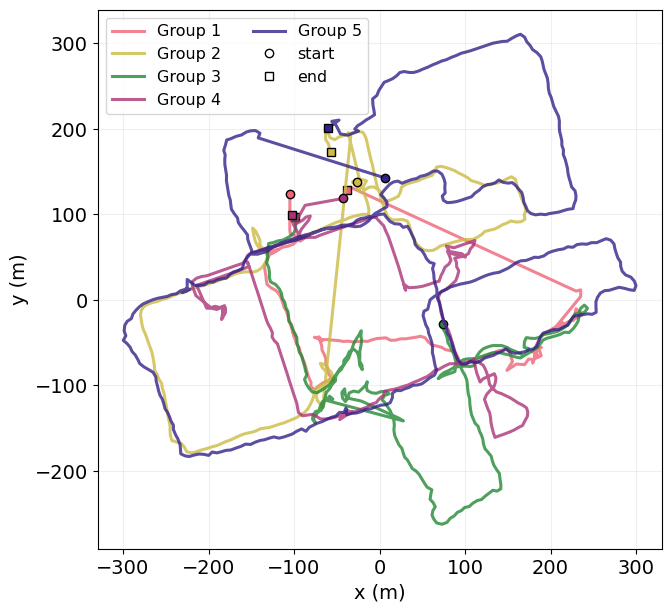
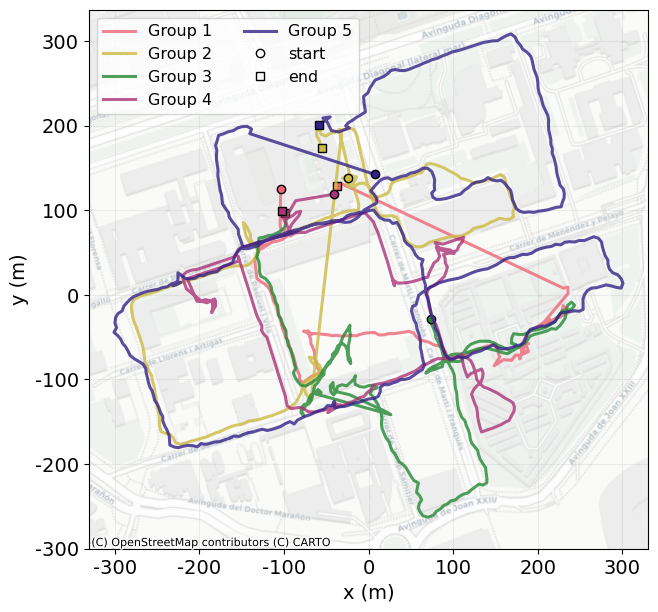
The notebook cell's code change between the first figure and the second:
--- before
+++ after
@@ -1,10 +1,22 @@
+import contextily as cx
+from pyproj import Transformer
+from matplotlib.ticker import FuncFormatter
+
+to_utm = Transformer.from_crs("EPSG:4326", "EPSG:25831", always_xy=True)   
+
+# --- Common origin (centroid) in UTM ---
+
+allxy = [to_utm.transform(df["lon"].values, df["lat"].values) for df in dataDF.values()]
+x0 = np.concatenate([x for x, y in allxy]).mean()
+y0 = np.concatenate([y for x, y in allxy]).mean()
+
 fig, ax = plt.subplots(figsize=(8, 7))
 
 for name, df in dataDF.items():
 
-    xm, ym = to_common_xy(df, lat0, lon0)
+    xm, ym = to_utm.transform(df["lon"].values, df["lat"].values)  
     ax.plot(xm, ym, color=colors[name], lw=2.2, alpha=.8, label=name)
-    ax.plot(xm.iloc[0],  ym.iloc[0],  "o", color=colors[name], mec="k")
-    ax.plot(xm.iloc[-1], ym.iloc[-1], "s", color=colors[name], mec="k")
+    ax.plot(xm[0],  ym[0],  "o", color=colors[name], mec="k")
+    ax.plot(xm[-1], ym[-1], "s", color=colors[name], mec="k")
 
 ax.plot([], [], "o", color="white", mec="k", label="start")
@@ -15,4 +27,15 @@
 ax.tick_params(labelsize=14)
 # ax.set_title("Pedestrian tracks")
+
+cx.add_basemap(ax, crs="EPSG:25831", source=cx.providers.CartoDB.Positron)   
+
+# --- Relabel ticks as metres from the centroid ---
+
+ax.set_xticks(x0 + np.arange(-300, 301, 100))   # tick posititons at round metres from centroid
+ax.set_yticks(y0 + np.arange(-300, 301, 100))
+
+ax.xaxis.set_major_formatter(FuncFormatter(lambda v, _: f"{v - x0:.0f}"))
+ax.yaxis.set_major_formatter(FuncFormatter(lambda v, _: f"{v - y0:.0f}"))
+
 ax.legend(ncol=2, fontsize=11.5)
 ax.grid(which="both", alpha=.2)

Commit: Last modifications